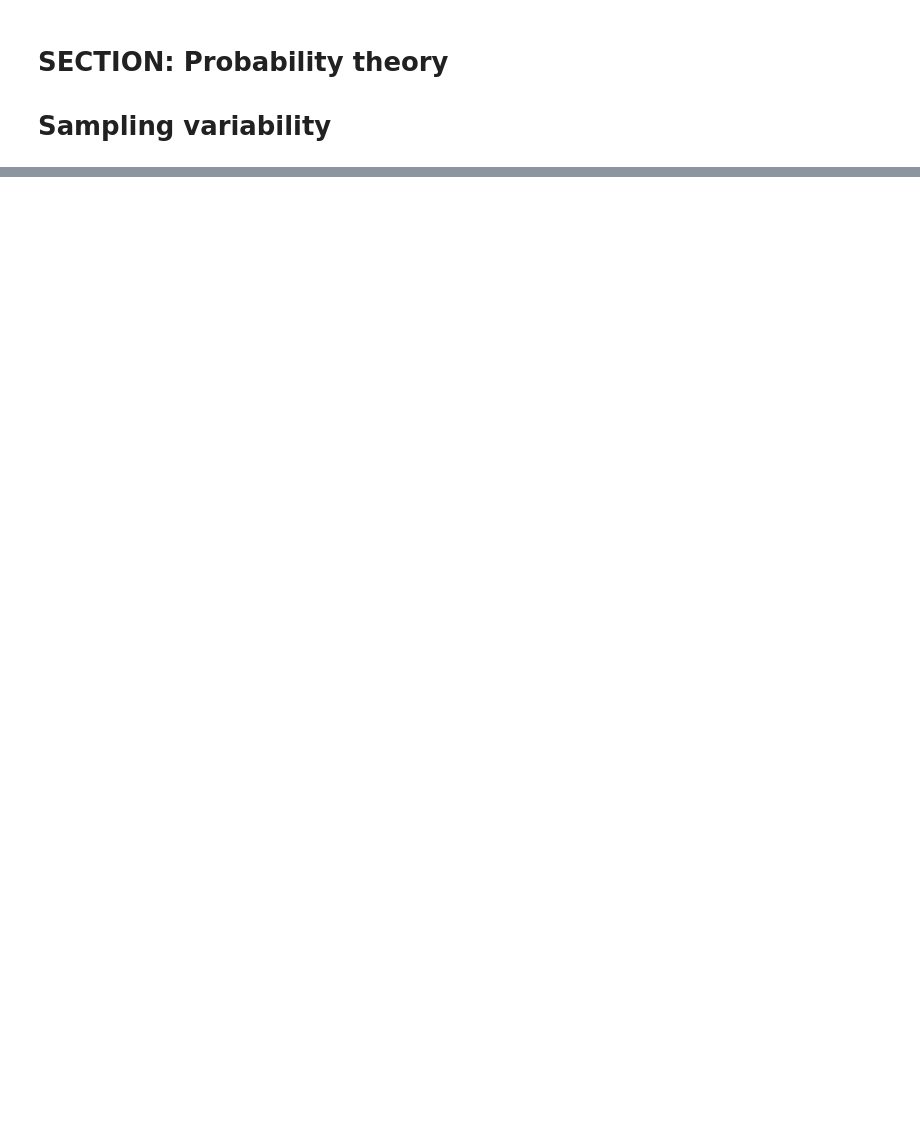
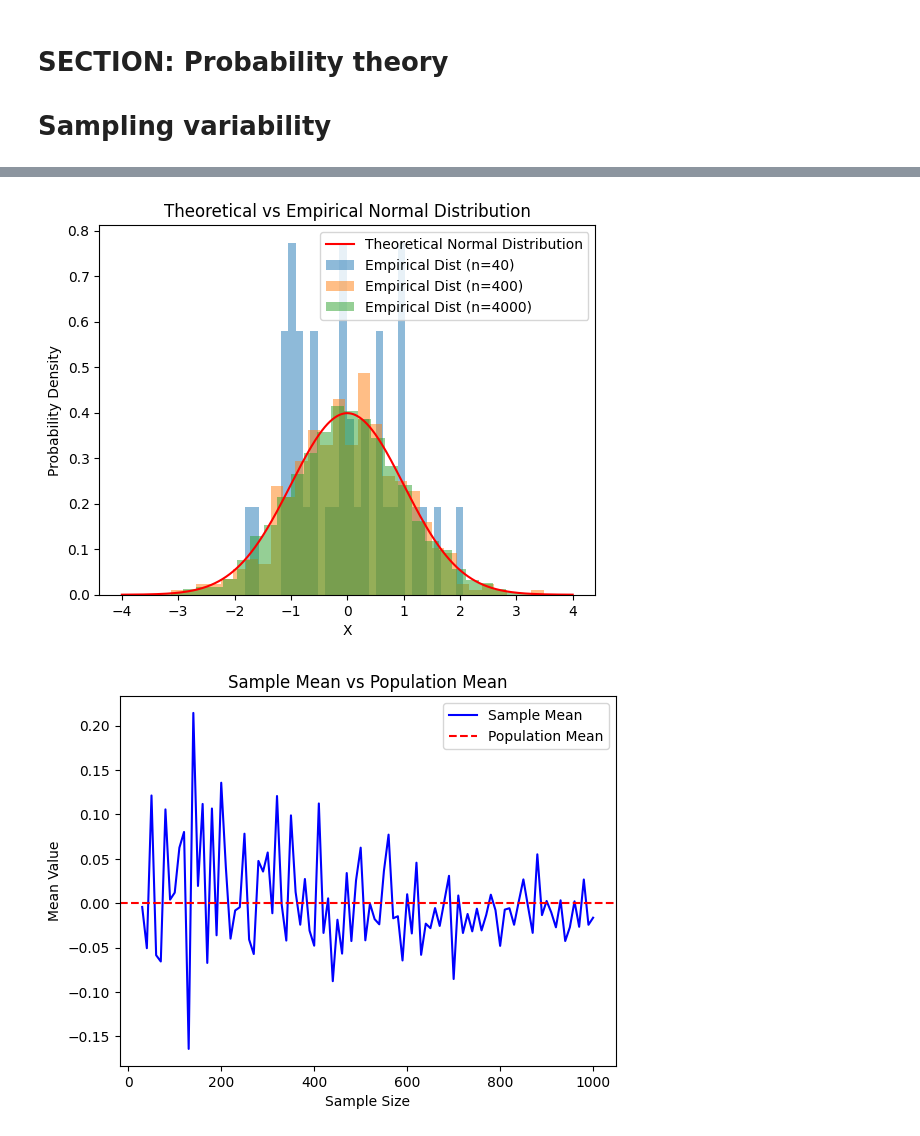
Before and after one commit to SiracencoSerghei/Statistics_and_ML, a Jupyter notebook: 2.4_probability_theory/stats_probtheory_sampleVariability.ipynb, the cells around one changed output, grey strips where cells are left out. Saved outputs shown, nothing was run; the diff lists cells and outputs as text; code cells hidden in the pictures; blank space fills up the shorter version.

```diff
--- a/2.4_probability_theory/stats_probtheory_sampleVariability.ipynb
+++ b/2.4_probability_theory/stats_probtheory_sampleVariability.ipynb
@@ -71,0 +85,75 @@ plt.show()
+# %%
+# Generate 10,000 points for the theoretical normal distribution (Gaussian distribution)
+# These points will be used to plot the red line
+x = np.linspace(-4, 4, 10000)
+
+# Theoretical normal distribution (Gaussian) probability density function (PDF)
+# Using mean = 0, std deviation = 1 for standard normal distribution
+pdf = norm.pdf(x, 0, 1)
+
+# Plot the theoretical normal distribution (red line)
+plt.plot(x, pdf, color='red', label='Theoretical Normal Distribution')
+
+# Define sample sizes to visualize the effect of increasing sample size
+sample_sizes = [40, 400, 4000]
+
+# Loop over different sample sizes
+for size in sample_sizes:
+    # Randomly draw 'size' samples from a normal distribution
+    samples = np.random.normal(loc=0, scale=1, size=size)
+
+    # Plot the histogram of the sample data (empirical distribution) in blue
+    plt.hist(samples, bins=30, density=True, alpha=0.5, label=f'Empirical Dist (n={size})')
+
+# Add titles and labels
+plt.title("Theoretical vs Empirical Normal Distribution")
+plt.xlabel("X")
+plt.ylabel("Probability Density")
+plt.legend()
+
+# Show the plot
+plt.show()
+
+# ----------- Explanation of sample mean approximation to population mean -----------
+
+# Generating a large population (1 million numbers) with a normal distribution
+population_size = 1_000_000
+population = np.random.normal(loc=0, scale=1, size=population_size)
+
+# Force the population mean to be exactly zero
+population -= np.mean(population)
+
+# Initialize an empty list to store sample means
+sample_means = []
+
+# Define a range of sample sizes (30 to 1000)
+sample_sizes = np.arange(30, 1001, 10)
+
+# Loop over each sample size and compute the mean of the sample
+for size in sample_sizes:
+    # Draw a random sample from the population
+    sample = np.random.choice(population, size=size, replace=False)
+
+    # Calculate the mean of the sample
+    sample_mean = np.mean(sample)
+
+    # Append the sample mean to the list
+    sample_means.append(sample_mean)
+
+# Plot the sample means as a function of sample size
+plt.plot(sample_sizes, sample_means, label='Sample Mean', color='blue')
+
+# Plot the population mean (which is 0) as a red horizontal line
+plt.axhline(0, color='red', linestyle='--', label='Population Mean')
+
+# Add titles and labels
+plt.title("Sample Mean vs Population Mean")
+plt.xlabel("Sample Size")
+plt.ylabel("Mean Value")
+plt.legend()
+
+# Show the plot
+plt.show()
+# %% [output]
+[figure, added]
+[figure, added]
```
Also changed, not shown: parts of 6 cells of this notebook.
